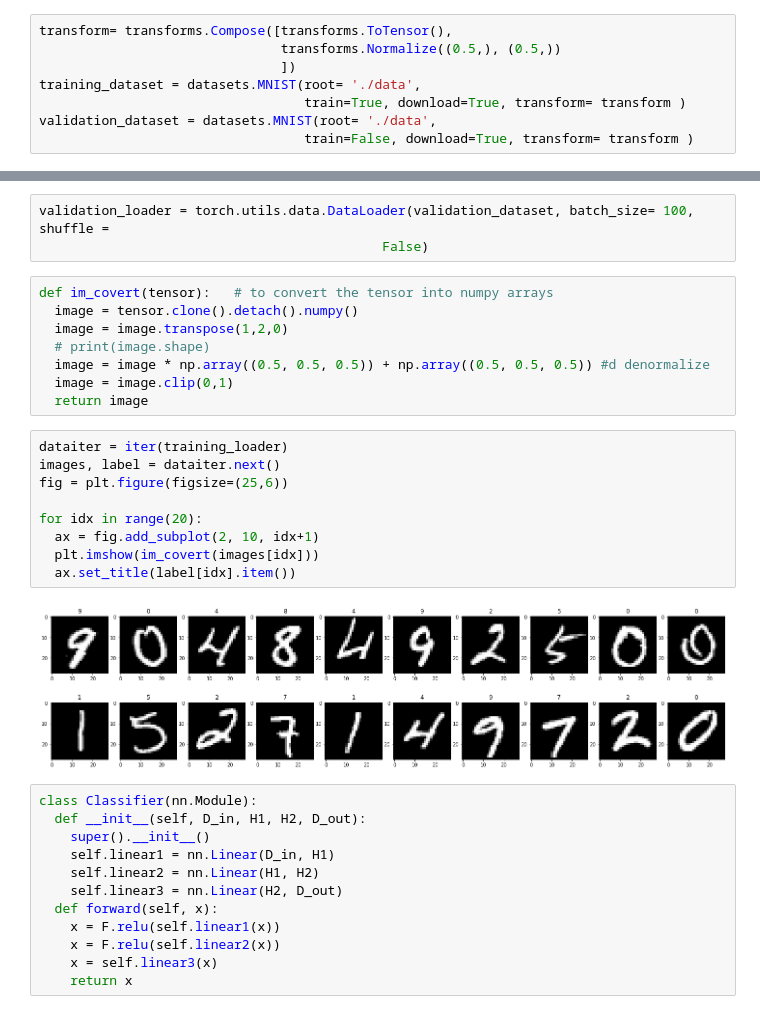
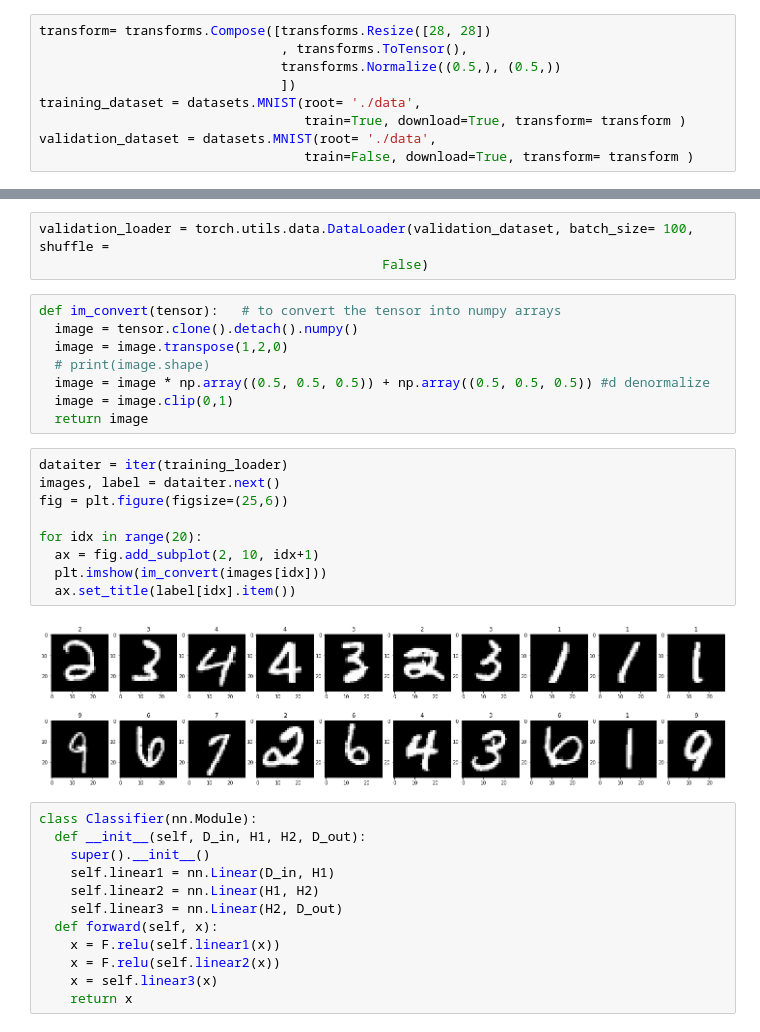
Before and after one commit to adharangaonkar/Image-Processing-and-Computer-Vision, a Jupyter notebook: Digit_Recognition/Image_Recognition_MNIST_Dataset.ipynb, the cells around one changed output, grey strips where cells are left out. Cells and saved outputs as stored; diff of their text form.

```diff
--- a/Digit_Recognition/Image_Recognition_MNIST_Dataset.ipynb
+++ b/Digit_Recognition/Image_Recognition_MNIST_Dataset.ipynb
@@ -18,7 +25,8 @@ from torchvision import datasets, transforms
 import matplotlib.pyplot as plt
 import numpy as np
 # %%
-transform= transforms.Compose([transforms.ToTensor(),
+transform= transforms.Compose([transforms.Resize([28, 28])
+                               , transforms.ToTensor(),
                                transforms.Normalize((0.5,), (0.5,))
                                ])
 training_dataset = datasets.MNIST(root= './data',
@@ -44,7 +53,7 @@ training_loader = torch.utils.data.DataLoader(training_dataset, batch_size= 100,
 validation_loader = torch.utils.data.DataLoader(validation_dataset, batch_size= 100, shuffle =
                                             False)
 # %%
-def im_covert(tensor):   # to convert the tensor into numpy arrays
+def im_convert(tensor):   # to convert the tensor into numpy arrays
   image = tensor.clone().detach().numpy()
   image = image.transpose(1,2,0)
   # print(image.shape)
@@ -54,14 +63,14 @@ def im_covert(tensor):   # to convert the tensor into numpy arrays
 # %%
 dataiter = iter(training_loader)
 images, label = dataiter.next()
 fig = plt.figure(figsize=(25,6))
 
 for idx in range(20):
   ax = fig.add_subplot(2, 10, idx+1)
-  plt.imshow(im_covert(images[idx]))
+  plt.imshow(im_convert(images[idx]))
   ax.set_title(label[idx].item())
 # %% [output]
-[figure, old version]
+[figure, new version]
 # %%
 class Classifier(nn.Module):
   def __init__(self, D_in, H1, H2, D_out):
```
Also changed, not shown: parts of 13 cells of this notebook.
